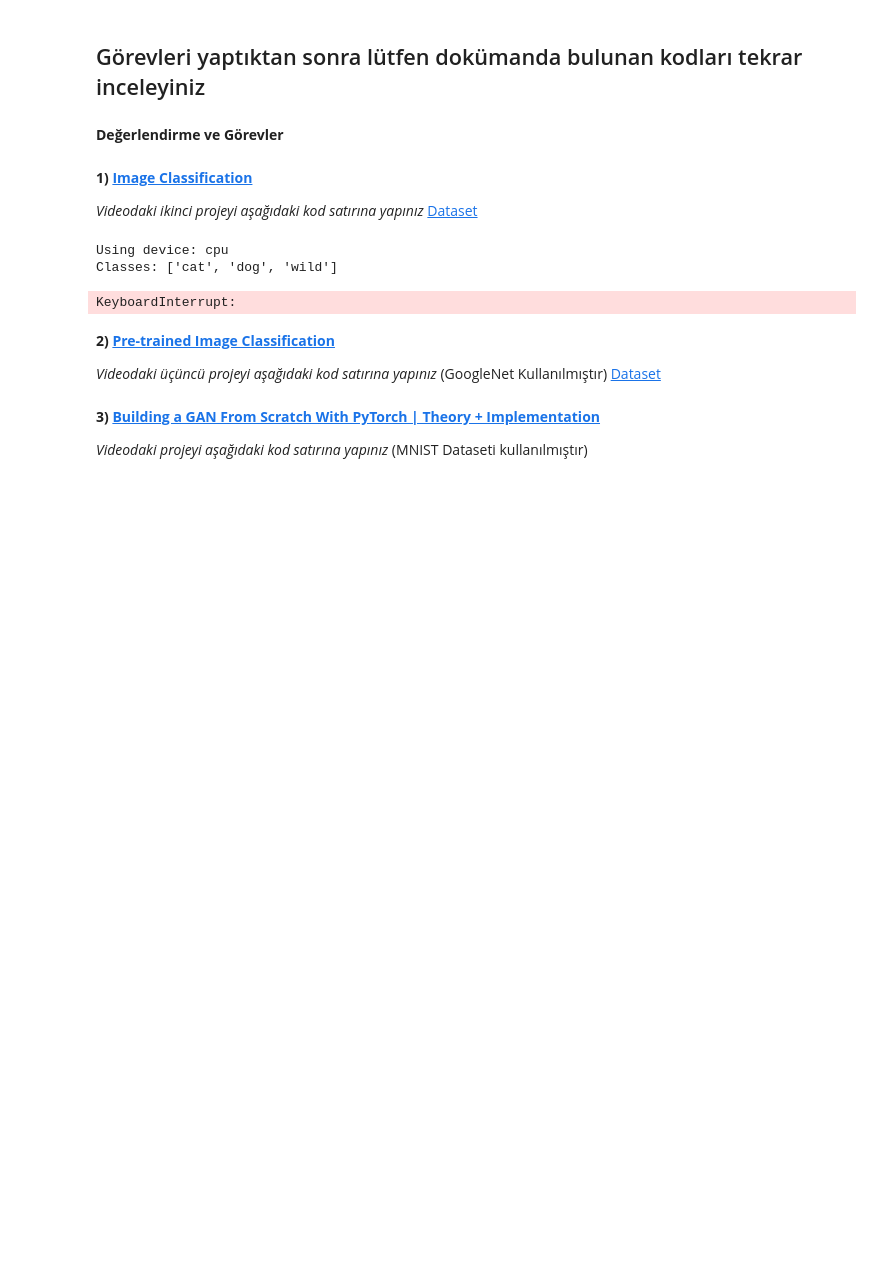
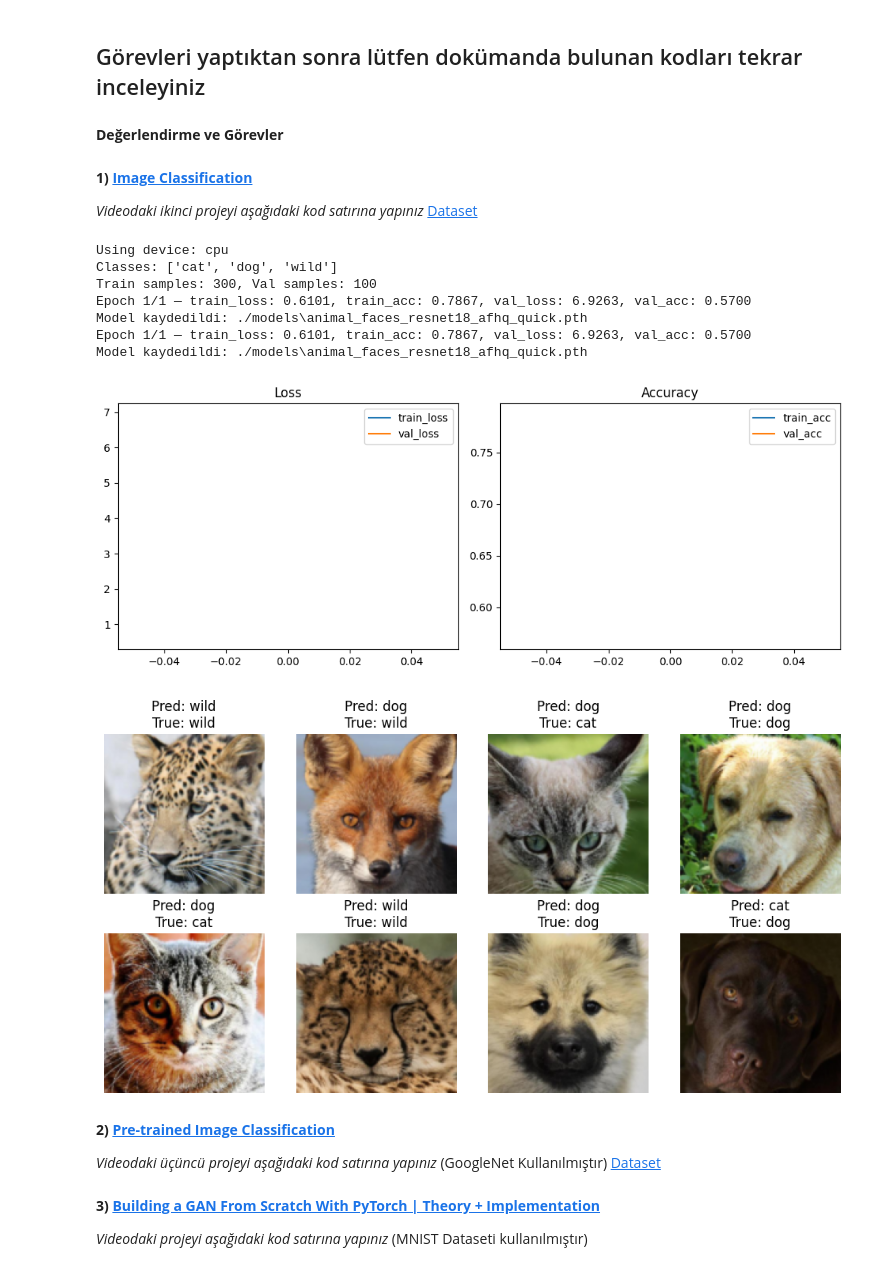
Before and after one commit to thisiscenkcetin/HuaweiStdDev-UludagUni-AIClub, a Jupyter notebook: mid-plus_2_hafta_2.ipynb, the cells around one changed output. Drawn from its saved outputs; the diff is of its cells as text; code cells hidden in the pictures; blank space fills up the shorter version.

```diff
--- a/mid-plus_2_hafta_2.ipynb
+++ b/mid-plus_2_hafta_2.ipynb
@@ -1536,7 +1536,7 @@ try:
     import torch
     import torch.nn as nn
     import torch.optim as optim
-    from torch.utils.data import DataLoader
+    from torch.utils.data import DataLoader, Subset
     from torchvision import datasets, transforms, models
     import matplotlib.pyplot as plt
     import numpy as np
@@ -1552,11 +1552,21 @@ if not TRAIN_DIR.exists() or not VAL_DIR.exists():
     print(f"Beklenen veri klasörleri bulunamadı:\n  {TRAIN_DIR}\n  {VAL_DIR}\nLütfen zip'i doğru şekilde açtığınızdan emin olun.")
     raise SystemExit
 
-# Hyperparameters
+# QUICK verification mode (speeds up for assignment checking)
+QUICK = True
+
+# Hyperparameters (may be adjusted by QUICK)
 BATCH_SIZE = 32
 IMG_SIZE = 224
-EPOCHS = 1  # quick verification
+EPOCHS = 1
 LR = 1e-3
+
+if QUICK:
+    IMG_SIZE = 128
+    EPOCHS = 1
+    MAX_TRAIN_SAMPLES = 300   # total train samples to use
+    MAX_VAL_SAMPLES = 100     # total val samples to use
+
 DEVICE = torch.device("cuda" if torch.cuda.is_available() else "cpu")
 print(f"Using device: {DEVICE}")
 
@@ -1575,17 +1585,33 @@ val_transforms = transforms.Compose([
     transforms.Normalize([0.485,0.456,0.406],[0.229,0.224,0.225])
 ])
 
-# Datasets and loaders
+# Datasets
 train_dataset = datasets.ImageFolder(root=str(TRAIN_DIR), transform=train_transforms)
 val_dataset = datasets.ImageFolder(root=str(VAL_DIR), transform=val_transforms)
+
+# If QUICK, use subsets for fast verification
+if QUICK:
+    rng = torch.Generator().manual_seed(42)
+    train_n = min(MAX_TRAIN_SAMPLES, len(train_dataset))
+    val_n = min(MAX_VAL_SAMPLES, len(val_dataset))
+    train_idx = torch.randperm(len(train_dataset), generator=rng).tolist()[:train_n]
+    val_idx = torch.randperm(len(val_dataset), generator=rng).tolist()[:val_n]
+    train_dataset = Subset(train_dataset, train_idx)
+    val_dataset = Subset(val_dataset, val_idx)
 
 # Use num_workers=0 on Windows/CPU for stability
 train_loader = DataLoader(train_dataset, batch_size=BATCH_SIZE, shuffle=True, num_workers=0, pin_memory=False)
 val_loader = DataLoader(val_dataset, batch_size=BATCH_SIZE, shuffle=False, num_workers=0, pin_memory=False)
 
-classes = train_dataset.classes
+# Classes (when using Subset, get classes from underlying dataset)
+if isinstance(train_dataset, Subset):
+    classes = train_dataset.dataset.classes
+else:
+    classes = train_dataset.classes
+
 num_classes = len(classes)
 print("Classes:", classes)
+print(f"Train samples: {len(train_loader.dataset)}, Val samples: {len(val_loader.dataset)}")
 
 # Model: prefer new weights API if available
 try:
@@ -1658,7 +1684,7 @@ for epoch in range(1, EPOCHS+1):
 
 # Save model
 os.makedirs("./models", exist_ok=True)
-model_path = os.path.join("./models","animal_faces_resnet18_afhq.pth")
+model_path = os.path.join("./models","animal_faces_resnet18_afhq_quick.pth")
 torch.save({'model_state_dict': model.state_dict(), 'classes': classes}, model_path)
 print(f"Model kaydedildi: {model_path}")
 
@@ -1678,34 +1704,40 @@ plt.show()
 # Quick inference on a few validation images
 model.eval()
 inputs, labels = next(iter(val_loader))
 inputs = inputs.to(DEVICE)
 labels = labels.to(DEVICE)
 with torch.no_grad():
     n = min(8, inputs.size(0))
     outputs = model(inputs[:n])
     _, preds = torch.max(outputs, 1)
 
 inv_norm = transforms.Normalize(
     mean=[-m/s for m,s in zip([0.485,0.456,0.406],[0.229,0.224,0.225])],
     std=[1/s for s in [0.229,0.224,0.225]]
 )
 
 fig, axes = plt.subplots(2,4, figsize=(12,6))
 for i, ax in enumerate(axes.flatten()):
     if i < n:
         img = inv_norm(inputs[i].cpu())
         img = np.transpose(img.numpy(), (1,2,0))
         img = np.clip(img, 0, 1)
         ax.imshow(img)
         ax.set_title(f"Pred: {classes[preds[i]]}\nTrue: {classes[labels[i]]}")
     else:
         ax.axis('off')
     ax.axis('off')
 plt.show()
 # %% [output]
 Using device: cpu
 Classes: ['cat', 'dog', 'wild']
+Train samples: 300, Val samples: 100
+Epoch 1/1 — train_loss: 0.6101, train_acc: 0.7867, val_loss: 6.9263, val_acc: 0.5700
+Model kaydedildi: ./models\animal_faces_resnet18_afhq_quick.pth
+Epoch 1/1 — train_loss: 0.6101, train_acc: 0.7867, val_loss: 6.9263, val_acc: 0.5700
+Model kaydedildi: ./models\animal_faces_resnet18_afhq_quick.pth
-KeyboardInterrupt:
+[figure, added]
+[figure, added]
 # %% [markdown]
 **2) [Pre-trained Image Classification](https://www.youtube.com/watch?v=E0bwEAWmVEM&t=1840s)**
 
```
Also changed, not shown: parts of 2 cells of this notebook, 1 other file.
